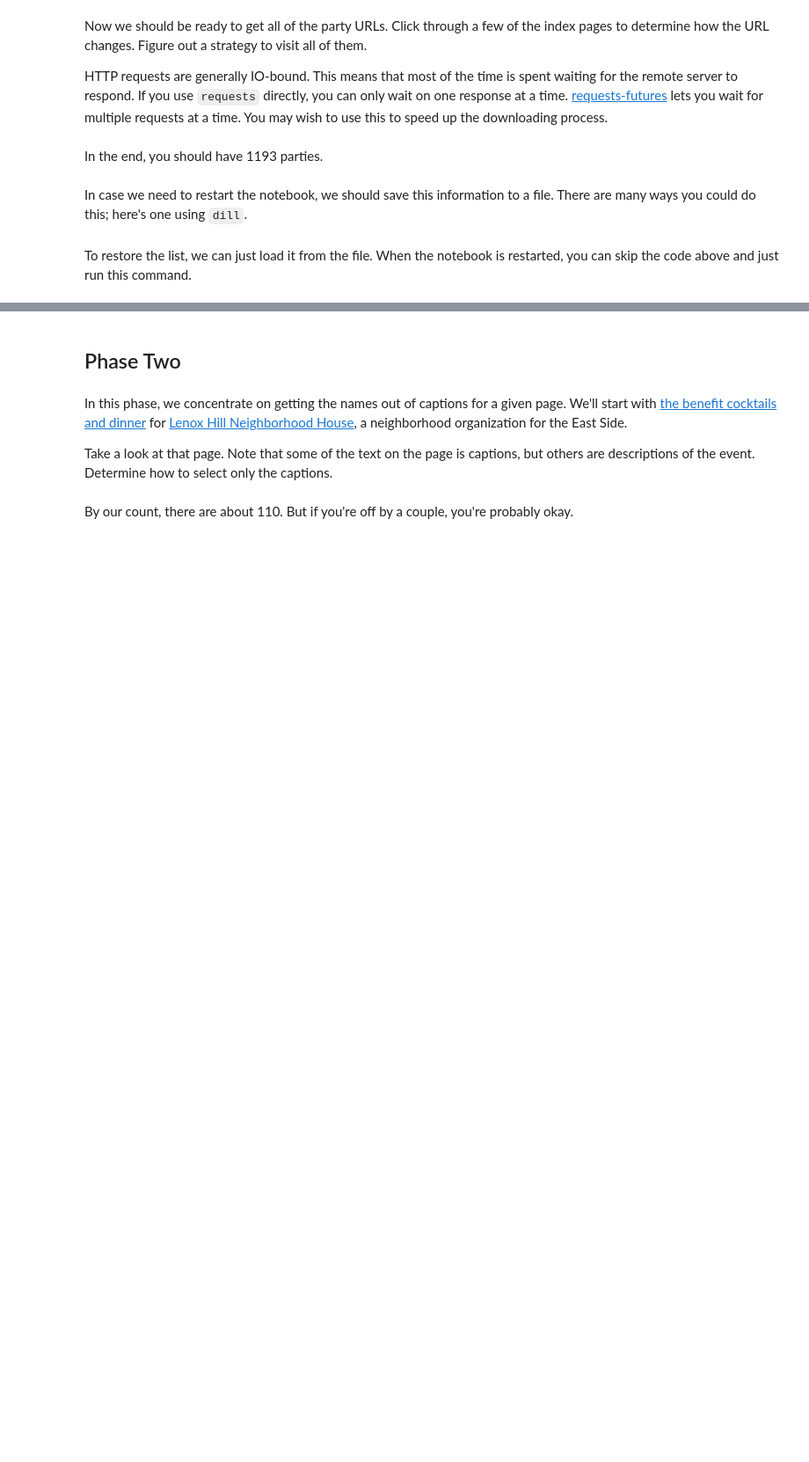
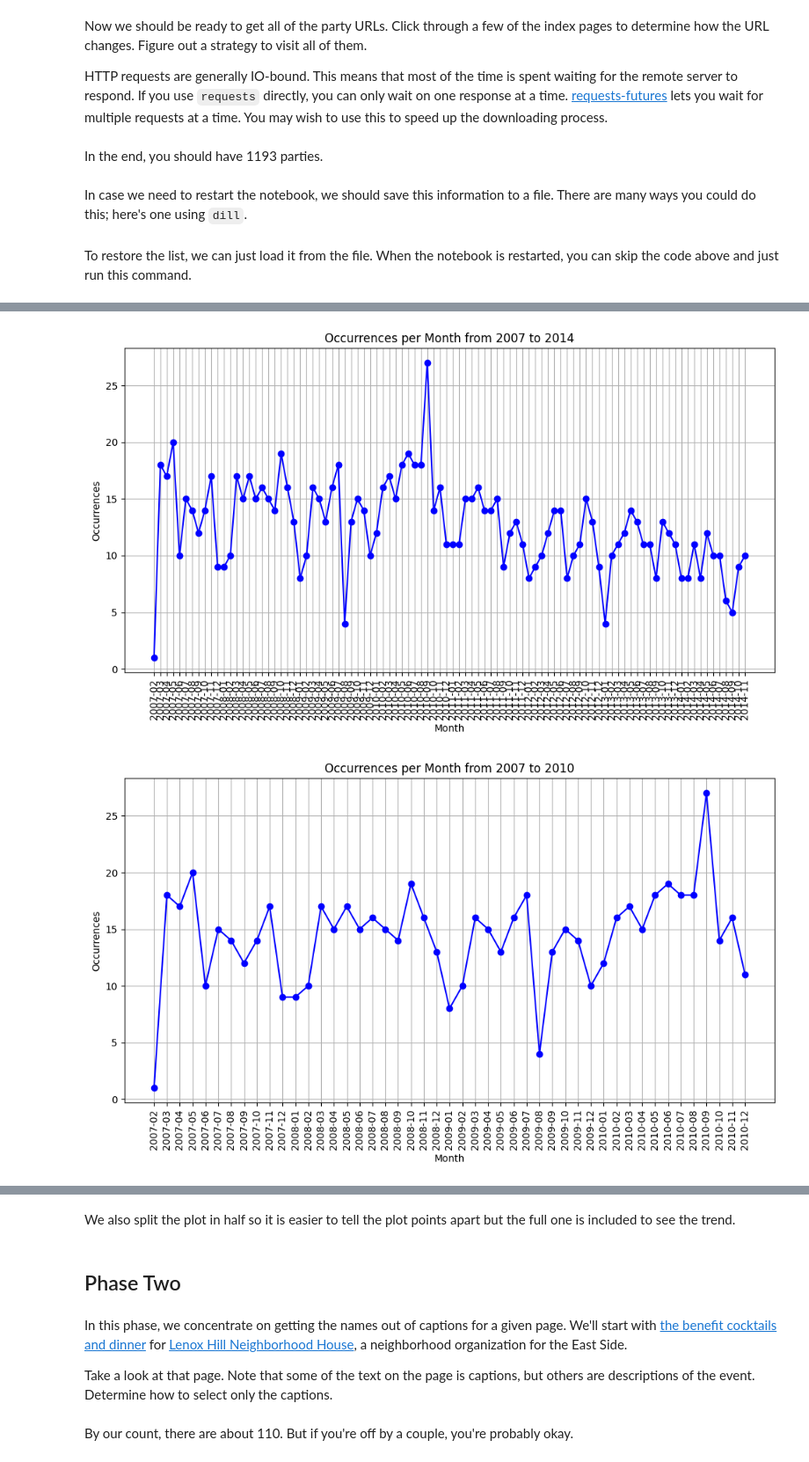
Before and after one commit to PattenIan/ADM-miniproject-1, a Jupyter notebook: mini project 1-graph.ipynb, the cells around one changed output, grey strips where cells are left out. Shown: that part at 88% size. Cells and saved outputs as stored; diff of their text form; code cells hidden in the pictures; blank space fills up the shorter version.

```diff
--- a/mini project 1-graph.ipynb
+++ b/mini project 1-graph.ipynb
@@ -201,0 +319,5 @@ Use visualizations to answer the two questions above. Ensure that you interpret
+# %%
+get_trend(link_list)
+# %% [output]
+[figure, added]
+[figure, added]
@@ -202,3 +325,5 @@ Use visualizations to answer the two questions above. Ensure that you interpret
+# %% [markdown]
+We also split the plot in half so it is easier to tell the plot points apart but the full one is included to see the trend.
 # %% [markdown]
 ## Phase Two
 # %% [markdown]
```
Also changed, not shown: parts of 30 cells of this notebook, 2 other files.
